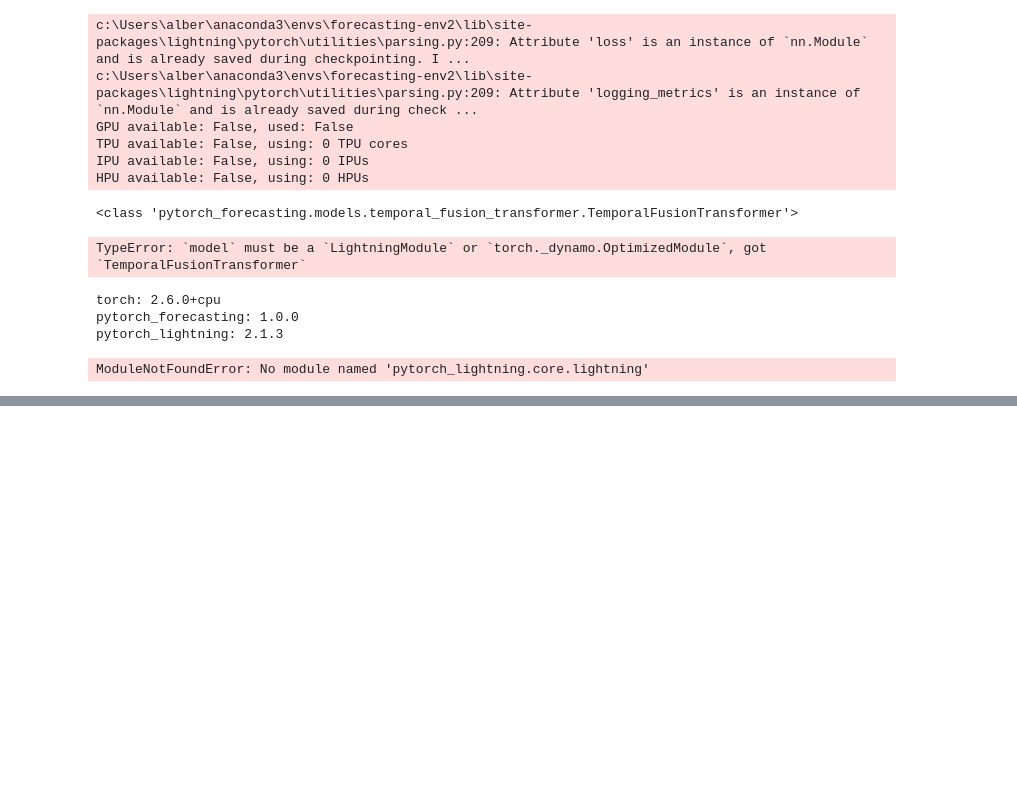
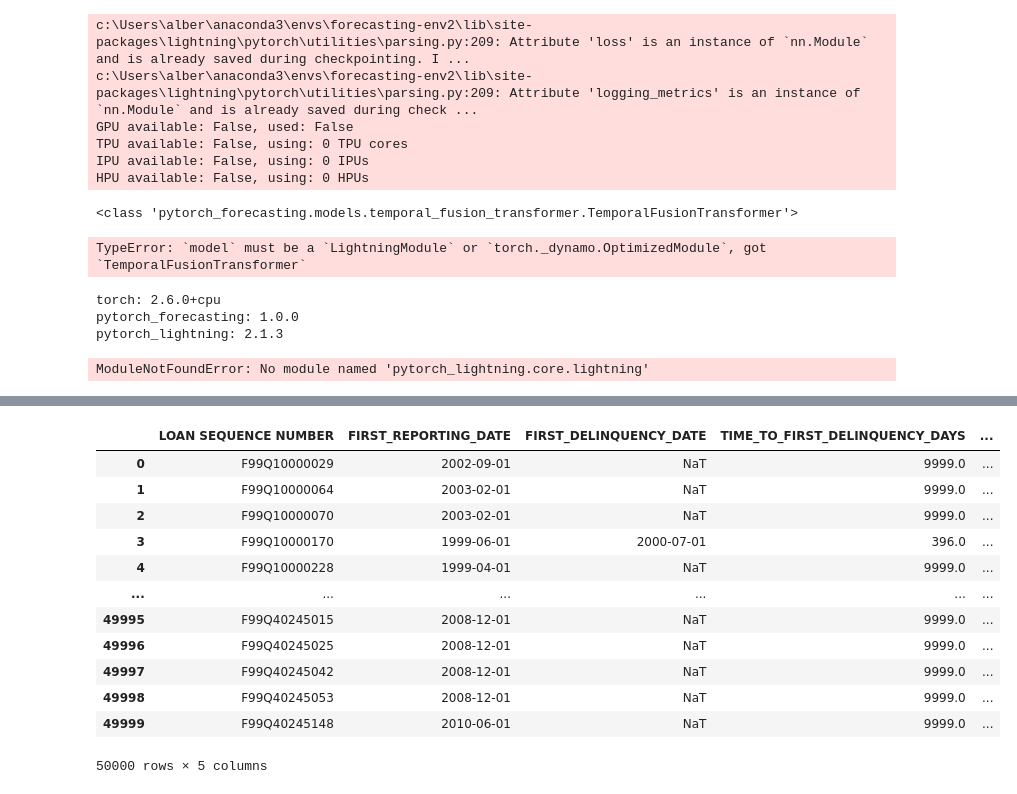
Before and after one commit to AlbertKong0827/DSGA1019Project, a Jupyter notebook: eda.ipynb, the cells around one changed output, grey strips where cells are left out. Drawn from its saved outputs; the diff is of its cells as text; code cells hidden in the pictures; blank space fills up the shorter version.

```diff
--- a/eda.ipynb
+++ b/eda.ipynb
@@ -568,0 +811,6 @@ ModuleNotFoundError: No module named 'pytorch_lightning.core.lightning'
+# %%
+first_dq = test[test['IS_DELINQUENT']].groupby(
+        'LOAN SEQUENCE NUMBER'
+    )['MONTHLY REPORTING PERIOD'].min().reset_index().rename(
+        columns={'MONTHLY REPORTING PERIOD': 'FIRST_DELINQUENCY_DATE'}
+    )
@@ -568,0 +829,11 @@ ModuleNotFoundError: No module named 'pytorch_lightning.core.lightning'
+# %%
+merged['TIME_TO_FIRST_DELINQUENCY_DAYS'] = (
+        merged['FIRST_DELINQUENCY_DATE'] - merged['FIRST_REPORTING_DATE']
+    ).dt.days
+
+merged['OBSERVATION_MONTH'] = merged['FIRST_REPORTING_DATE'].dt.to_period('M').dt.to_timestamp()
+
+# Mask to keep only loans that ever went delinquent
+#delinquent_loans = merged[merged['TIME_TO_FIRST_DELINQUENCY_DAYS'].notna()]
+merged['TIME_TO_FIRST_DELINQUENCY_DAYS'].fillna(9999, inplace=True)
+delinquent_loans = merged.copy()
@@ -568,0 +847,16 @@ ModuleNotFoundError: No module named 'pytorch_lightning.core.lightning'
+# %%
+merged
+# %% [output]
+|  | LOAN SEQUENCE NUMBER | FIRST_REPORTING_DATE | FIRST_DELINQUENCY_DATE | TIME_TO_FIRST_DELINQUENCY_DAYS | ... |
+| 0 | F99Q10000029 | 2002-09-01 | NaT | 9999.0 | ... |
+| 1 | F99Q10000064 | 2003-02-01 | NaT | 9999.0 | ... |
+| 2 | F99Q10000070 | 2003-02-01 | NaT | 9999.0 | ... |
+| 3 | F99Q10000170 | 1999-06-01 | 2000-07-01 | 396.0 | ... |
+| 4 | F99Q10000228 | 1999-04-01 | NaT | 9999.0 | ... |
+| ... | ... | ... | ... | ... | ... |
+| 49995 | F99Q40245015 | 2008-12-01 | NaT | 9999.0 | ... |
+| 49996 | F99Q40245025 | 2008-12-01 | NaT | 9999.0 | ... |
+| 49997 | F99Q40245042 | 2008-12-01 | NaT | 9999.0 | ... |
+| 49998 | F99Q40245053 | 2008-12-01 | NaT | 9999.0 | ... |
+| 49999 | F99Q40245148 | 2010-06-01 | NaT | 9999.0 | ... |
+50000 rows × 5 columns
```
Also changed, not shown: parts of 23 cells of this notebook.
